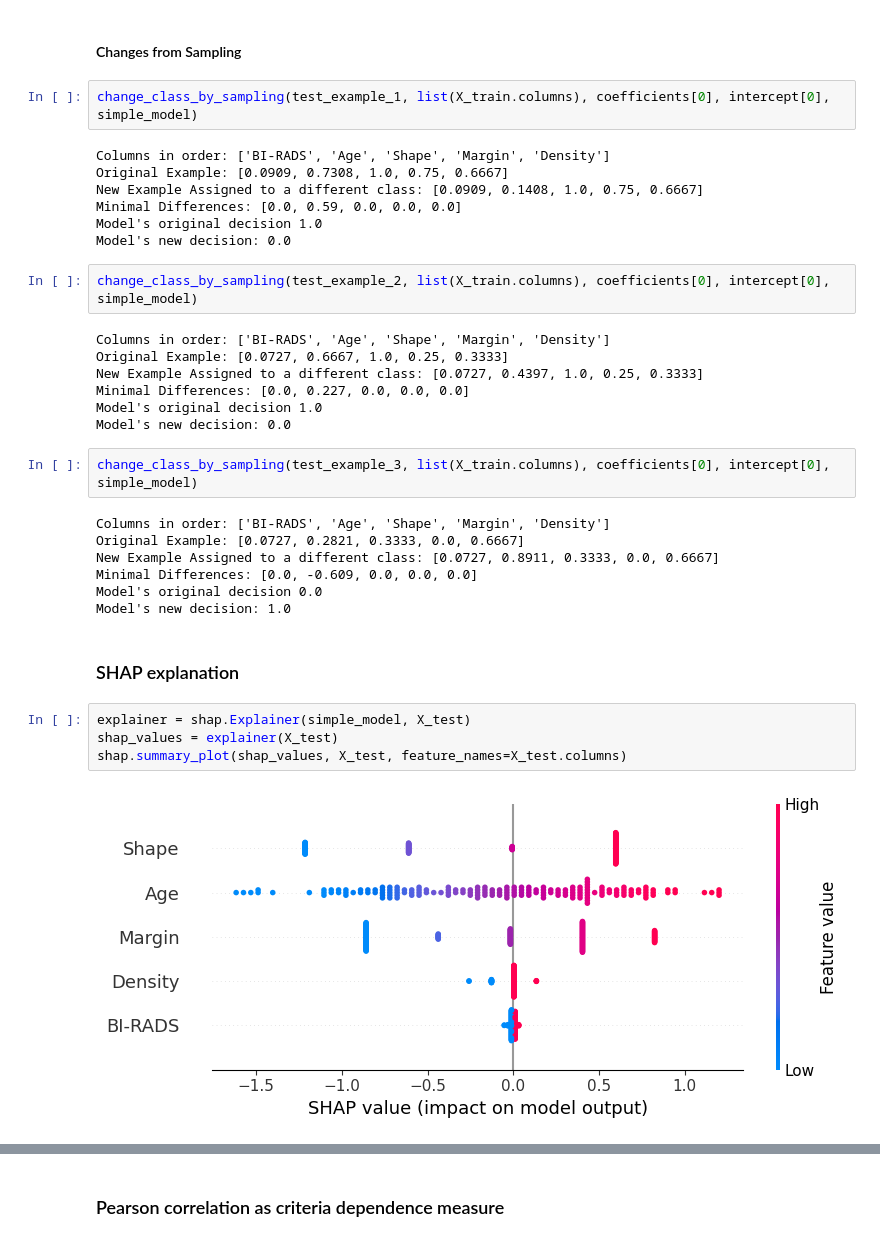
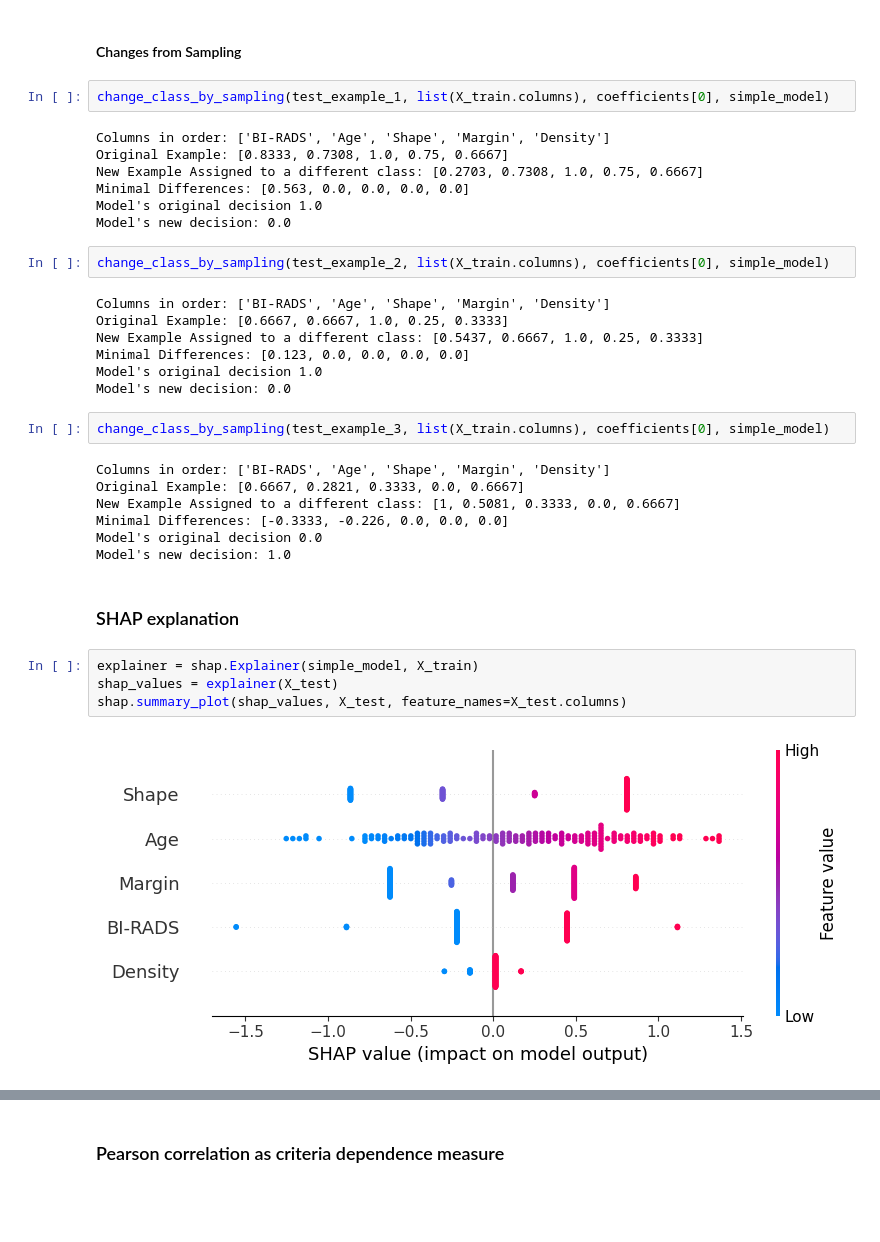
Before and after one commit to MatTheTab/Decision_Analysis, a Jupyter notebook: Project_3/BDA_Project_3.ipynb, the cells around one changed output, grey strips where cells are left out. Cells and saved outputs as stored; diff of their text form; blank space fills up the shorter version.

```diff
--- a/Project_3/BDA_Project_3.ipynb
+++ b/Project_3/BDA_Project_3.ipynb
@@ -583,40 +592,40 @@ Model's new decision: [1.]
 # %% [markdown]
 #### Changes from Sampling
 # %%
-change_class_by_sampling(test_example_1, list(X_train.columns), coefficients[0], intercept[0], simple_model)
+change_class_by_sampling(test_example_1, list(X_train.columns), coefficients[0], simple_model)
 # %% [output]
 Columns in order: ['BI-RADS', 'Age', 'Shape', 'Margin', 'Density']
-Original Example: [0.0909, 0.7308, 1.0, 0.75, 0.6667]
-New Example Assigned to a different class: [0.0909, 0.1408, 1.0, 0.75, 0.6667]
-Minimal Differences: [0.0, 0.59, 0.0, 0.0, 0.0]
+Original Example: [0.8333, 0.7308, 1.0, 0.75, 0.6667]
+New Example Assigned to a different class: [0.2703, 0.7308, 1.0, 0.75, 0.6667]
+Minimal Differences: [0.563, 0.0, 0.0, 0.0, 0.0]
 Model's original decision 1.0
 Model's new decision: 0.0
 # %%
-change_class_by_sampling(test_example_2, list(X_train.columns), coefficients[0], intercept[0], simple_model)
+change_class_by_sampling(test_example_2, list(X_train.columns), coefficients[0], simple_model)
 # %% [output]
 Columns in order: ['BI-RADS', 'Age', 'Shape', 'Margin', 'Density']
-Original Example: [0.0727, 0.6667, 1.0, 0.25, 0.3333]
-New Example Assigned to a different class: [0.0727, 0.4397, 1.0, 0.25, 0.3333]
-Minimal Differences: [0.0, 0.227, 0.0, 0.0, 0.0]
+Original Example: [0.6667, 0.6667, 1.0, 0.25, 0.3333]
+New Example Assigned to a different class: [0.5437, 0.6667, 1.0, 0.25, 0.3333]
+Minimal Differences: [0.123, 0.0, 0.0, 0.0, 0.0]
 Model's original decision 1.0
 Model's new decision: 0.0
 # %%
-change_class_by_sampling(test_example_3, list(X_train.columns), coefficients[0], intercept[0], simple_model)
+change_class_by_sampling(test_example_3, list(X_train.columns), coefficients[0], simple_model)
 # %% [output]
 Columns in order: ['BI-RADS', 'Age', 'Shape', 'Margin', 'Density']
-Original Example: [0.0727, 0.2821, 0.3333, 0.0, 0.6667]
-New Example Assigned to a different class: [0.0727, 0.8911, 0.3333, 0.0, 0.6667]
-Minimal Differences: [0.0, -0.609, 0.0, 0.0, 0.0]
+Original Example: [0.6667, 0.2821, 0.3333, 0.0, 0.6667]
+New Example Assigned to a different class: [1, 0.5081, 0.3333, 0.0, 0.6667]
+Minimal Differences: [-0.3333, -0.226, 0.0, 0.0, 0.0]
 Model's original decision 0.0
 Model's new decision: 1.0
 # %% [markdown]
 ### SHAP explanation
 # %%
-explainer = shap.Explainer(simple_model, X_test)
+explainer = shap.Explainer(simple_model, X_train)
 shap_values = explainer(X_test)
 shap.summary_plot(shap_values, X_test, feature_names=X_test.columns)
 # %% [output]
-[figure, old version]
+[figure, new version]
 # %%
 shap.plots.waterfall(shap_values[0])
 # %% [output]
```
Also changed, not shown: parts of 68 cells of this notebook.
